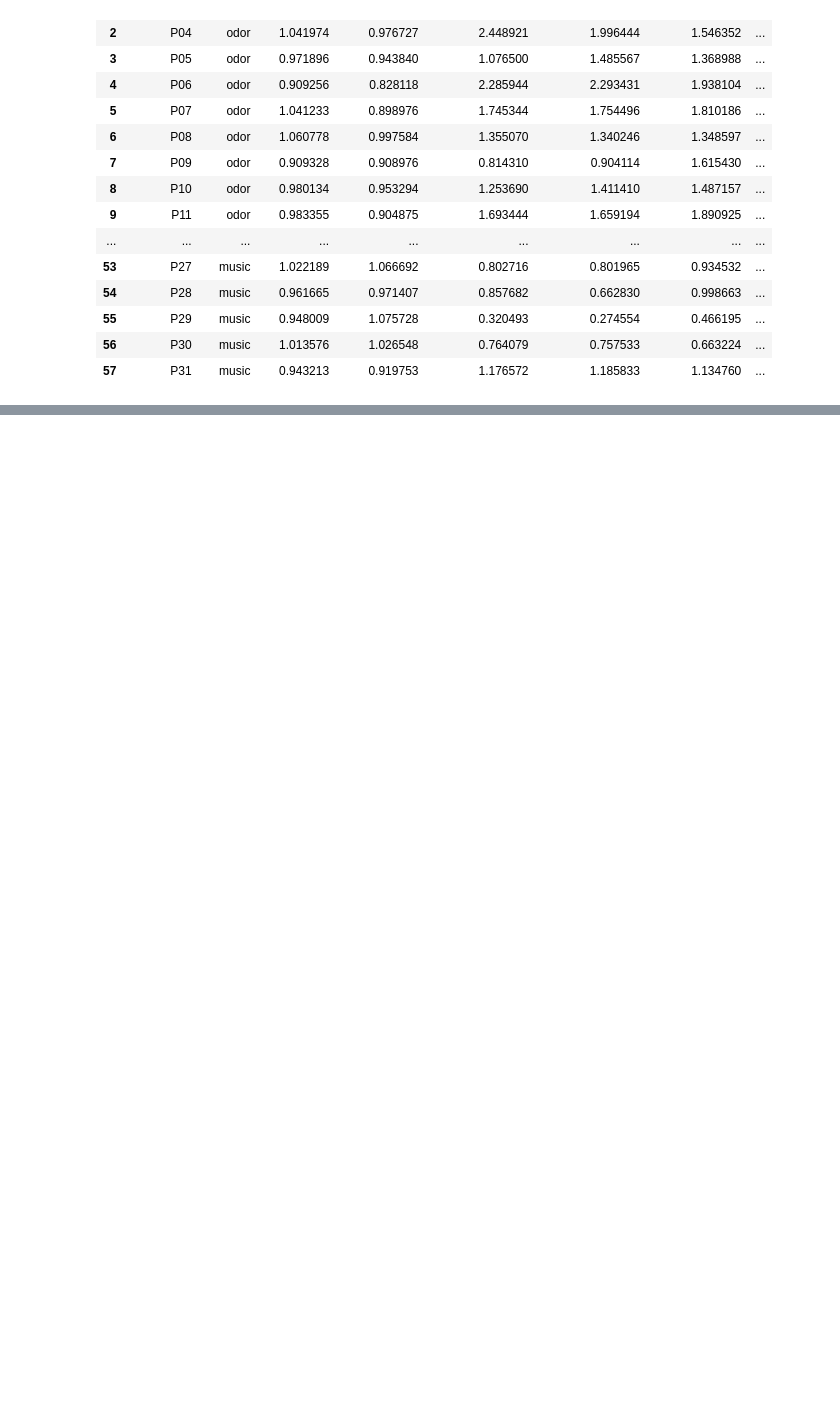
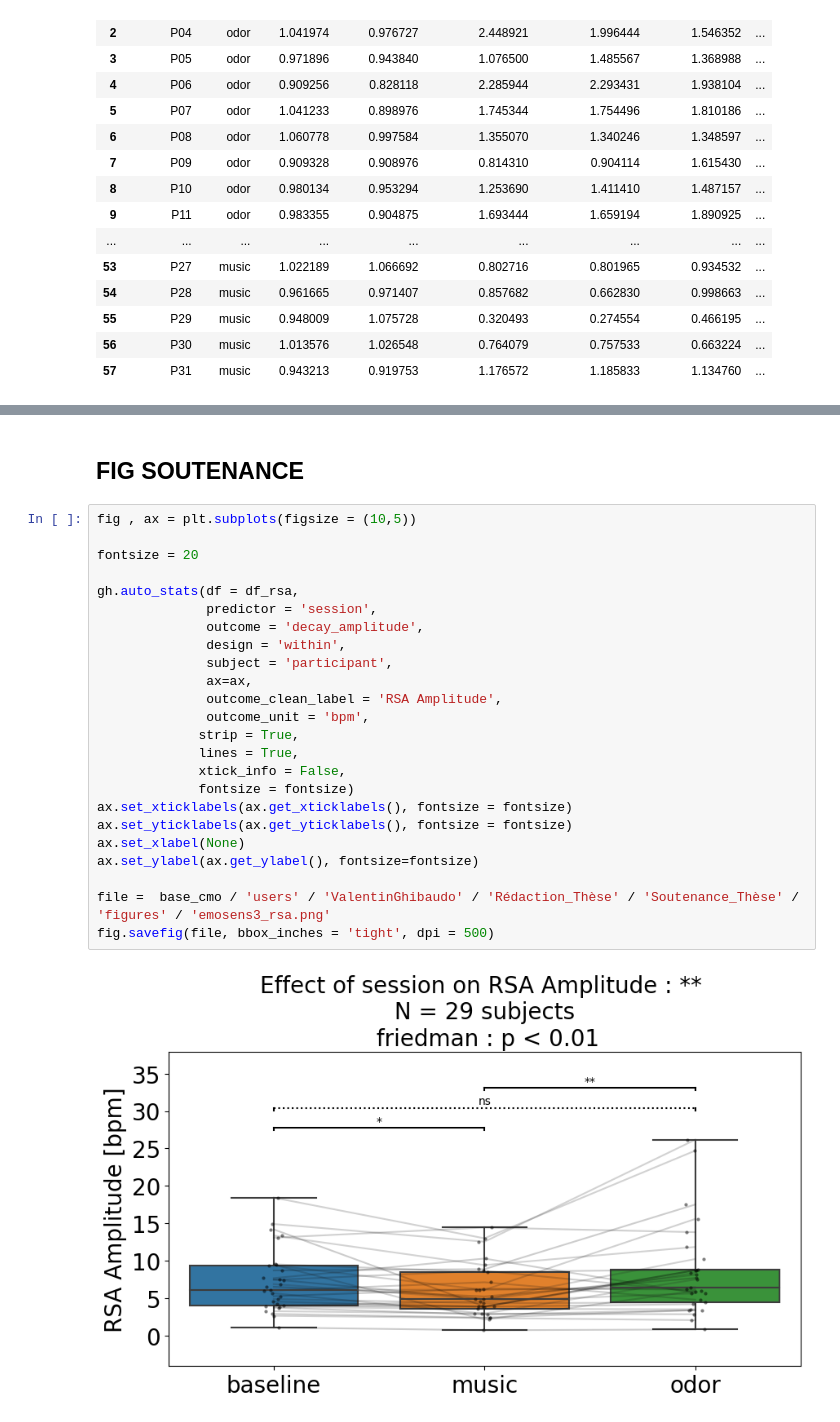
Before and after one commit to ValentinGhibaudo/Emosens_3, a Jupyter notebook: stats_rsa.ipynb, the cells around one changed output, grey strips where cells are left out. Cells and saved outputs as stored; diff of their text form; blank space fills up the shorter version.

```diff
--- a/stats_rsa.ipynb
+++ b/stats_rsa.ipynb
@@ -224,0 +225,28 @@ fig.savefig(file, bbox_inches = 'tight', dpi = 300)
+# %% [markdown]
+## FIG SOUTENANCE
+# %%
+fig , ax = plt.subplots(figsize = (10,5))
+
+fontsize = 20
+
+gh.auto_stats(df = df_rsa,
+              predictor = 'session',
+              outcome = 'decay_amplitude',
+              design = 'within',
+              subject = 'participant',
+              ax=ax,
+              outcome_clean_label = 'RSA Amplitude',
+              outcome_unit = 'bpm',
+             strip = True,
+             lines = True,
+             xtick_info = False,
+             fontsize = fontsize)
+ax.set_xticklabels(ax.get_xticklabels(), fontsize = fontsize)
+ax.set_yticklabels(ax.get_yticklabels(), fontsize = fontsize)
+ax.set_xlabel(None)
+ax.set_ylabel(ax.get_ylabel(), fontsize=fontsize)
+
+file =  base_cmo / 'users' / 'ValentinGhibaudo' / 'Rédaction_Thèse' / 'Soutenance_Thèse' / 'figures' / 'emosens3_rsa.png'
+fig.savefig(file, bbox_inches = 'tight', dpi = 500)
+# %% [output]
+[figure, added]
```
Also changed, not shown: parts of 3 cells of this notebook, 5 other files.
